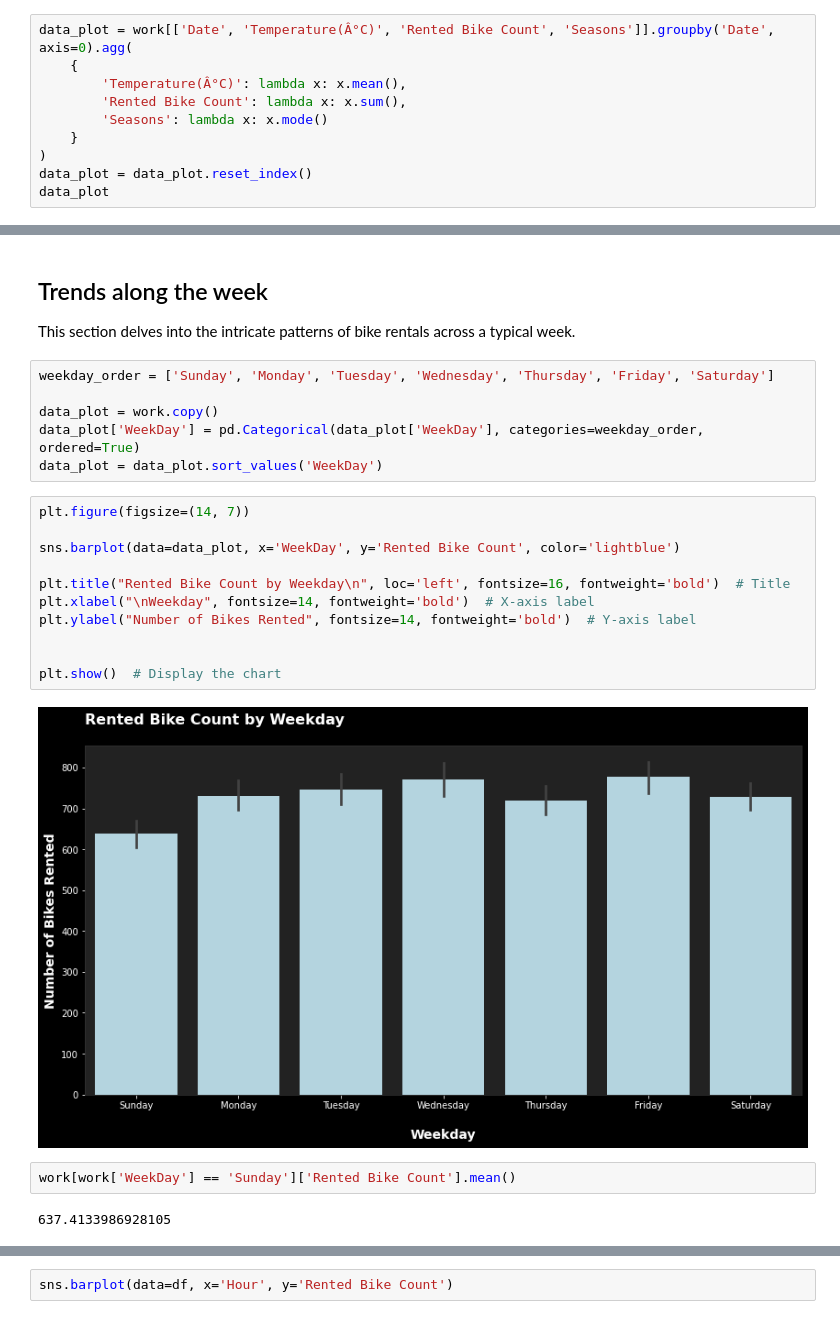
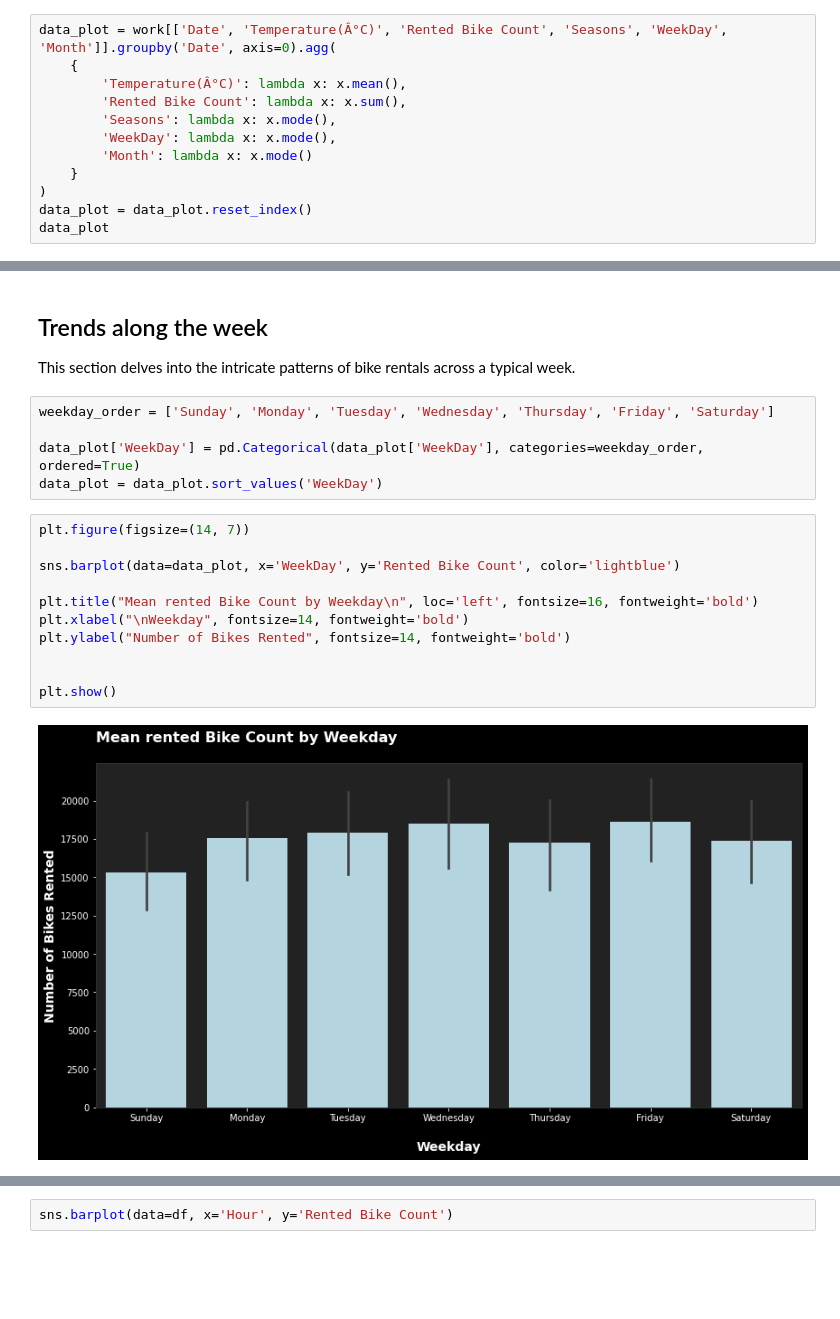
Before and after one commit to LucasParreirasDS/BikeRent, a Jupyter notebook: code/ExploratoryAnalysis1.ipynb, the cells around one changed output, grey strips where cells are left out. Saved outputs shown, nothing was run; the diff lists cells and outputs as text; blank space fills up the shorter version.

Commit message:
added seasons, weekday and monthly charts/analysis

```diff
--- a/code/ExploratoryAnalysis1.ipynb
+++ b/code/ExploratoryAnalysis1.ipynb
@@ -83,11 +90,13 @@ This section dives into the big picture, examining trends and patterns across th
 # %% [markdown]
 Let's group the dates and calculate: temperature mean and sum of rented bikes
 # %%
-data_plot = work[['Date', 'Temperature(Â°C)', 'Rented Bike Count', 'Seasons']].groupby('Date', axis=0).agg(
+data_plot = work[['Date', 'Temperature(Â°C)', 'Rented Bike Count', 'Seasons', 'WeekDay', 'Month']].groupby('Date', axis=0).agg(
     {
         'Temperature(Â°C)': lambda x: x.mean(),
         'Rented Bike Count': lambda x: x.sum(),
-        'Seasons': lambda x: x.mode()
+        'Seasons': lambda x: x.mode(),
+        'WeekDay': lambda x: x.mode(),
+        'Month': lambda x: x.mode()
     }
 )
 data_plot = data_plot.reset_index()
@@ -194,23 +218,18 @@ This section delves into the intricate patterns of bike rentals across a typical
 # %%
 weekday_order = ['Sunday', 'Monday', 'Tuesday', 'Wednesday', 'Thursday', 'Friday', 'Saturday']
 
-data_plot = work.copy()
 data_plot['WeekDay'] = pd.Categorical(data_plot['WeekDay'], categories=weekday_order, ordered=True)
 data_plot = data_plot.sort_values('WeekDay')
 # %%
 plt.figure(figsize=(14, 7))
 
 sns.barplot(data=data_plot, x='WeekDay', y='Rented Bike Count', color='lightblue')
 
-plt.title("Rented Bike Count by Weekday\n", loc='left', fontsize=16, fontweight='bold')  # Title
-plt.xlabel("\nWeekday", fontsize=14, fontweight='bold')  # X-axis label
-plt.ylabel("Number of Bikes Rented", fontsize=14, fontweight='bold')  # Y-axis label
+plt.title("Mean rented Bike Count by Weekday\n", loc='left', fontsize=16, fontweight='bold')
+plt.xlabel("\nWeekday", fontsize=14, fontweight='bold')
+plt.ylabel("Number of Bikes Rented", fontsize=14, fontweight='bold')
 
 
-plt.show()  # Display the chart
+plt.show()
 # %% [output]
-[figure, old version]
+[figure, new version]
-# %%
-work[work['WeekDay'] == 'Sunday']['Rented Bike Count'].mean()
-# %% [output]
-637.4133986928105
```
Also changed, not shown: parts of 9 cells of this notebook.
